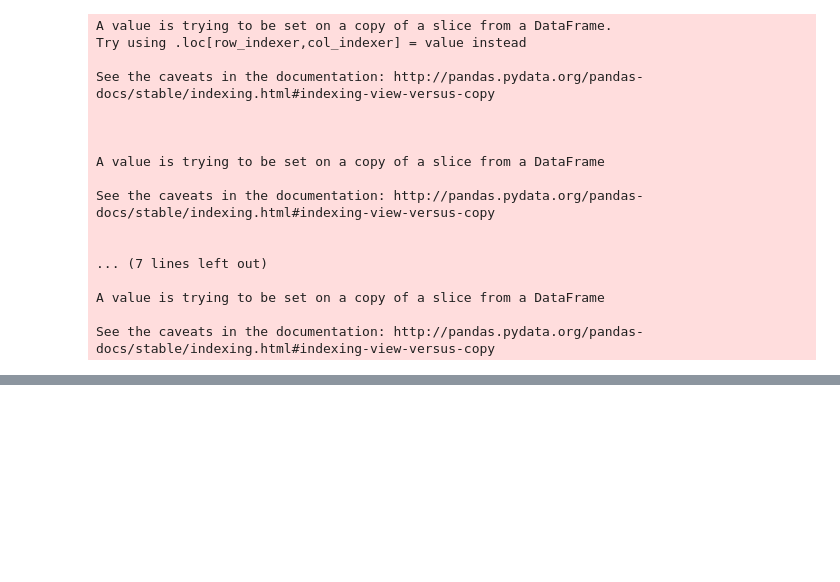
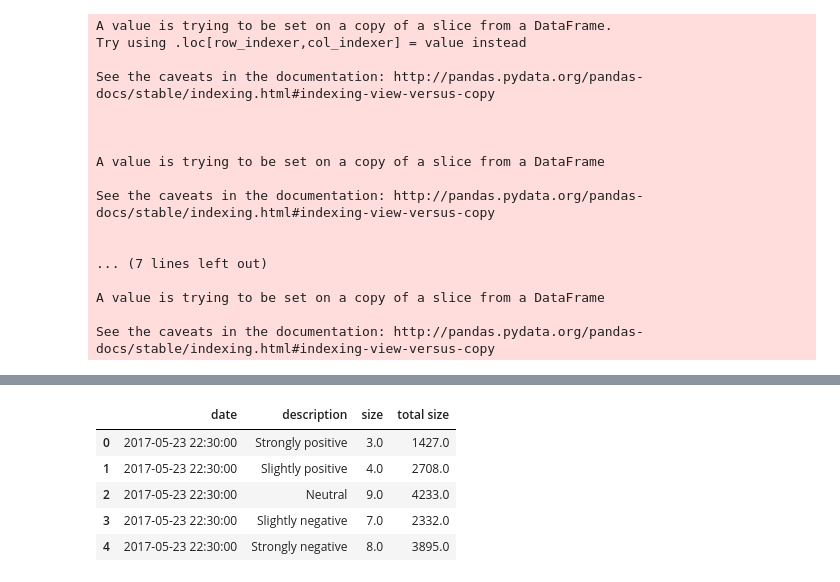
Before and after one commit to justinattw/2018-QM-Group2, a Jupyter notebook: 1. Sentiment analysis on tweets/1. Sentiment analysis of tweets.ipynb, the cells around one changed output, grey strips where cells are left out. Cells and saved outputs as stored; diff of their text form; code cells hidden in the pictures; blank space fills up the shorter version.

```diff
--- a/1. Sentiment analysis on tweets/1. Sentiment analysis of tweets.ipynb
+++ b/1. Sentiment analysis on tweets/1. Sentiment analysis of tweets.ipynb
@@ -1505,0 +1623,9 @@ See the caveats in the documentation: http://pandas.pydata.org/pandas-docs/stabl
+# %%
+df2_sent_sum_post
+# %% [output]
+|  | date | description | size | total size |
+| 0 | 2017-05-23 22:30:00 | Strongly positive | 3.0 | 1427.0 |
+| 1 | 2017-05-23 22:30:00 | Slightly positive | 4.0 | 2708.0 |
+| 2 | 2017-05-23 22:30:00 | Neutral | 9.0 | 4233.0 |
+| 3 | 2017-05-23 22:30:00 | Slightly negative | 7.0 | 2332.0 |
+| 4 | 2017-05-23 22:30:00 | Strongly negative | 8.0 | 3895.0 |
```
Also changed, not shown: parts of 19 cells of this notebook, 9 other files.
